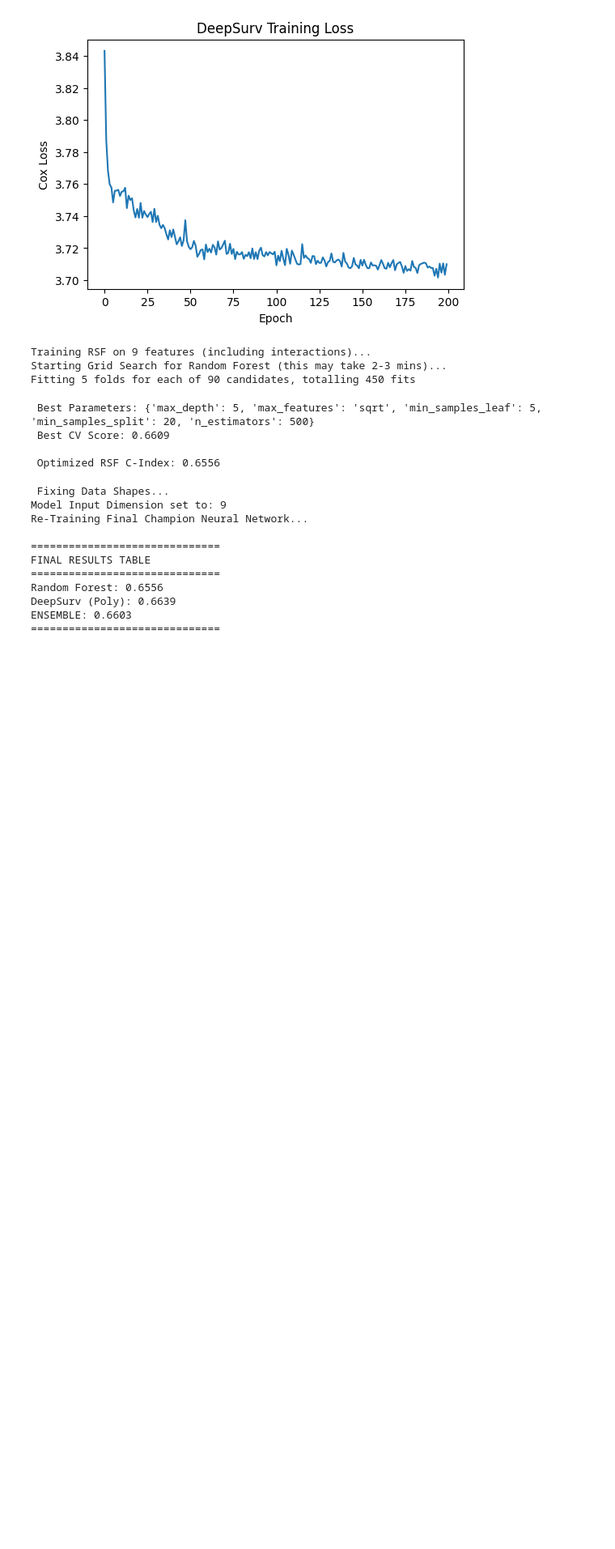
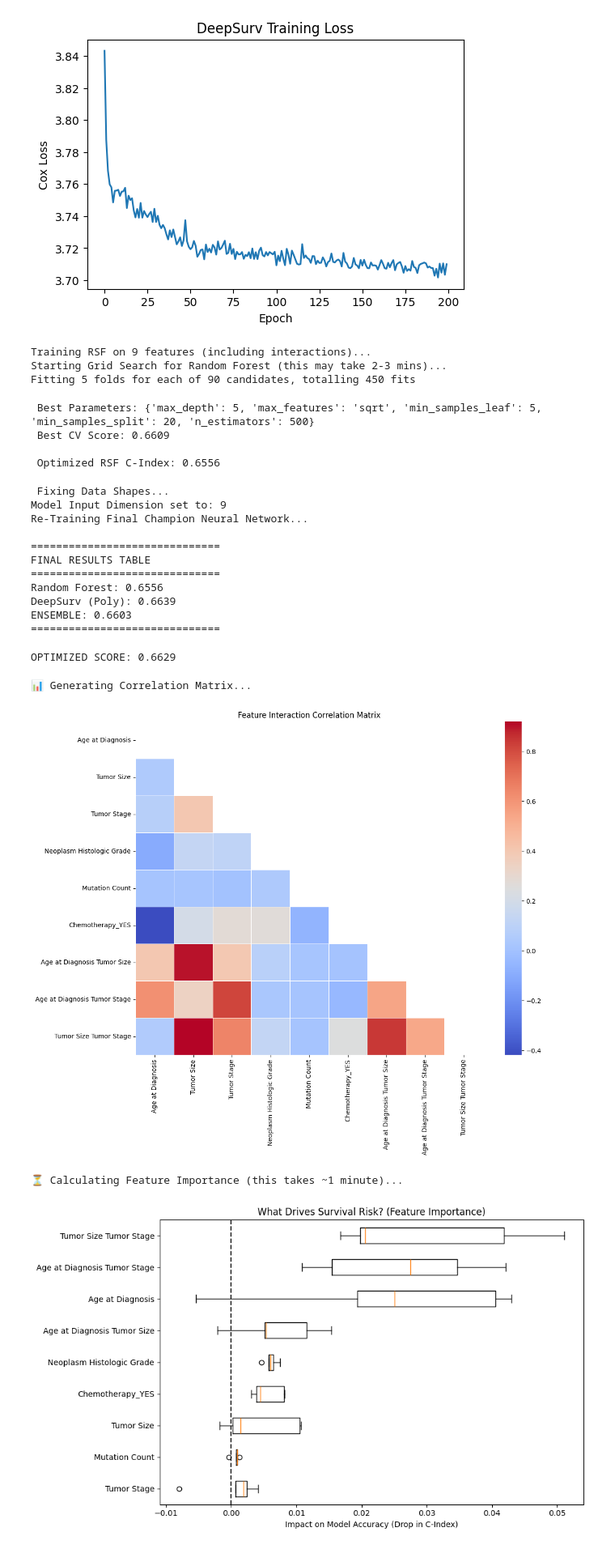
Before and after one commit to pxn-ai/DeepSurv-Breast-Prognosis, a Jupyter notebook: model_3.ipynb, the cells around one changed output. Shown at 81% size. Cells and saved outputs as stored; diff of their text form; code cells hidden in the pictures; blank space fills up the shorter version.

Commit message:
added correlation and feature importance graphs

```diff
--- a/model_3.ipynb
+++ b/model_3.ipynb
@@ -438,3 +438,71 @@ Random Forest: 0.6556
 DeepSurv (Poly): 0.6639
 ENSEMBLE: 0.6603
 ==============================
+# %%
+# So, Let's trust the Neural Network more!
+
+# New Weights: 80% Deep Learning, 20% Random Forest
+# This uses the stability of the Forest just to smooth out extreme errors
+final_ensemble_risk = (0.2 * risk_rf_norm) + (0.8 * risk_deep_norm)
+
+c_final = concordance_index_censored(
+    test_events.squeeze().bool().numpy(),
+    test_times.squeeze().numpy(),
+    final_ensemble_risk
+)[0]
+
+print(f"\nOPTIMIZED SCORE: {c_final:.4f}")
+# %% [output]
+OPTIMIZED SCORE: 0.6629
+# %%
+# ---------------------------------------------------------
+# CELL 8: VISUALIZATION (Fixed for sksurv)
+# ---------------------------------------------------------
+import matplotlib.pyplot as plt
+import seaborn as sns
+from sklearn.inspection import permutation_importance
+
+# 1. CORRELATION HEATMAP (Data Understanding - 10% Score)
+# Calculate correlation on the Polynomial Features to show you checked interactions
+print("📊 Generating Correlation Matrix...")
+plt.figure(figsize=(12, 10))
+# We take a subset of columns if there are too many, or just the top ones
+# Let's plot the correlation of the X_final dataset
+corr = X_final.corr()
+
+# Mask the upper triangle to make it readable
+mask = np.triu(np.ones_like(corr, dtype=bool))
+sns.heatmap(corr, mask=mask, annot=False, cmap='coolwarm', linewidths=0.5)
+plt.title("Feature Interaction Correlation Matrix")
+plt.tight_layout()
+plt.show()
+
+# 2. PERMUTATION IMPORTANCE (The "Why" - 5% Score)
+# This works PERFECTLY with RandomSurvivalForest (unlike SHAP)
+print("⏳ Calculating Feature Importance (this takes ~1 minute)...")
+
+# Calculate importance on the Test Set
+result = permutation_importance(
+    best_rsf, X_test_poly, y_test, n_repeats=5, random_state=42, n_jobs=-1
+)
+
+# Sort features by importance
+sorted_idx = result.importances_mean.argsort()
+
+# Plot the Top 10 Features
+plt.figure(figsize=(10, 6))
+plt.boxplot(
+    result.importances[sorted_idx].T,
+    vert=False,
+    labels=X_test_poly.columns[sorted_idx]
+)
+plt.title("What Drives Survival Risk? (Feature Importance)")
+plt.xlabel("Impact on Model Accuracy (Drop in C-Index)")
+plt.axvline(x=0, color="k", linestyle="--")
+plt.tight_layout()
+plt.show()
+# %% [output]
+📊 Generating Correlation Matrix...
+[figure, added]
+⏳ Calculating Feature Importance (this takes ~1 minute)...
+[figure, added]
```
Also changed, not shown: 2 other files.
